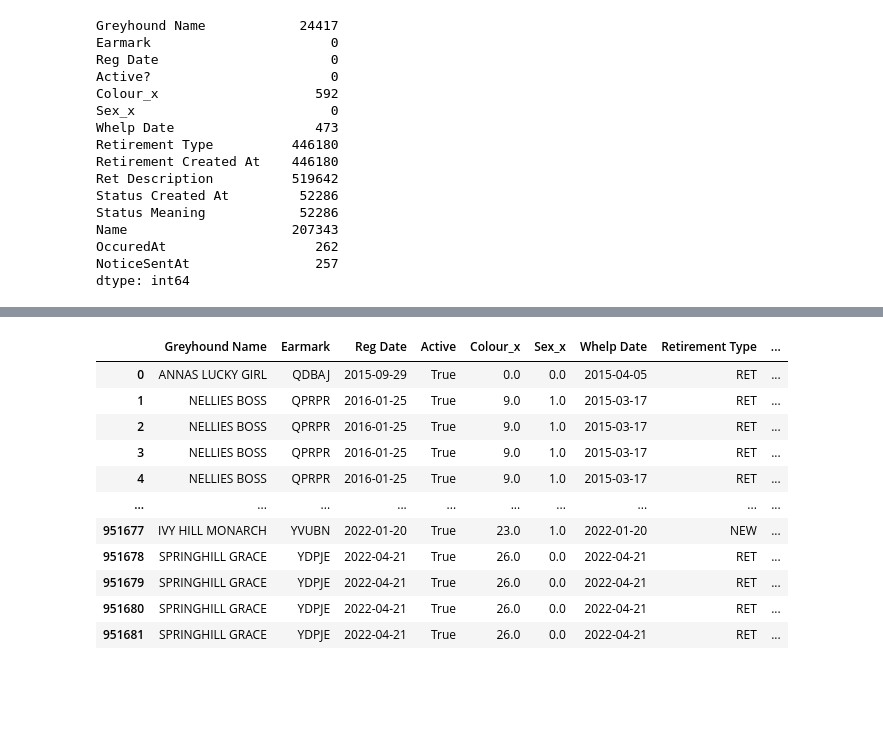
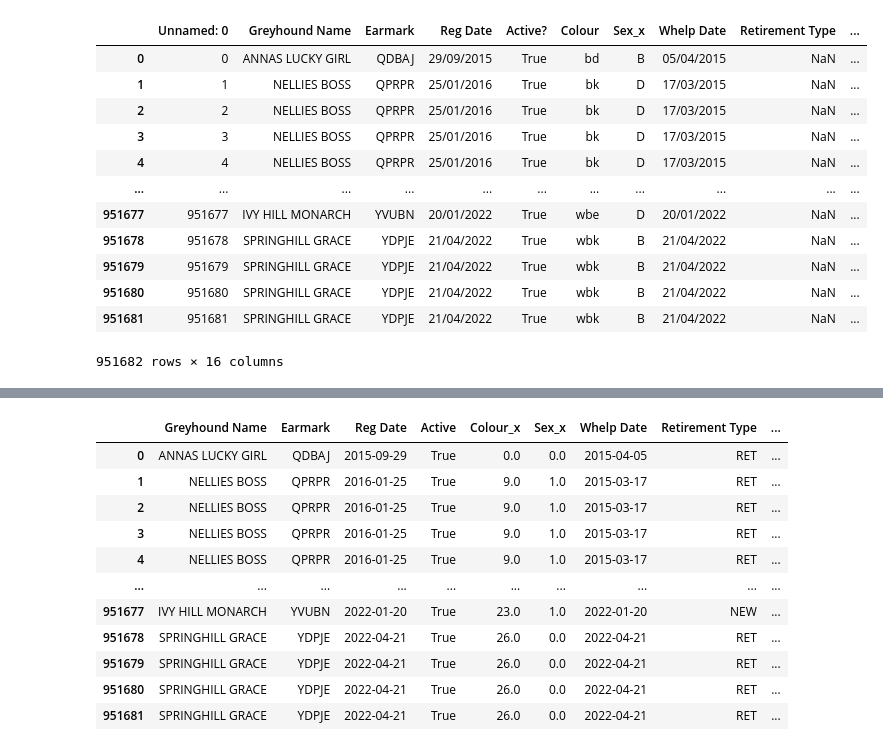
Before and after one commit to sba22178/capstone2023, a Jupyter notebook: Cleaning Data.ipynb, the cells around one changed output, grey strips where cells are left out. Cells and saved outputs as stored; diff of their text form; code cells hidden in the pictures; blank space fills up the shorter version.

```diff
--- a/Cleaning Data.ipynb
+++ b/Cleaning Data.ipynb
@@ -36,19 +40,18 @@ df = merged_df.drop(cols, axis=1)
-# %%
-df.isna().sum()
-# %% [output]
-Greyhound Name            24417
-Earmark                       0
-Reg Date                      0
-Active?                       0
-Colour_x                    592
-Sex_x                         0
-Whelp Date                  473
-Retirement Type          446180
-Retirement Created At    446180
-Ret Description          519642
-Status Created At         52286
-Status Meaning            52286
-Name                     207343
-OccuredAt                   262
-NoticeSentAt                257
-dtype: int64
+# %%
+dfm = pd.read_csv('merged_DateFrames.csv',low_memory=False)
+# %%
+dfm
+# %% [output]
+|  | Unnamed: 0 | Greyhound Name | Earmark | Reg Date | Active? | Colour | Sex_x | Whelp Date | Retirement Type | ... |
+| 0 | 0 | ANNAS LUCKY GIRL | QDBAJ | 29/09/2015 | True | bd | B | 05/04/2015 | NaN | ... |
+| 1 | 1 | NELLIES BOSS | QPRPR | 25/01/2016 | True | bk | D | 17/03/2015 | NaN | ... |
+| 2 | 2 | NELLIES BOSS | QPRPR | 25/01/2016 | True | bk | D | 17/03/2015 | NaN | ... |
+| 3 | 3 | NELLIES BOSS | QPRPR | 25/01/2016 | True | bk | D | 17/03/2015 | NaN | ... |
+| 4 | 4 | NELLIES BOSS | QPRPR | 25/01/2016 | True | bk | D | 17/03/2015 | NaN | ... |
+| ... | ... | ... | ... | ... | ... | ... | ... | ... | ... | ... |
+| 951677 | 951677 | IVY HILL MONARCH | YVUBN | 20/01/2022 | True | wbe | D | 20/01/2022 | NaN | ... |
+| 951678 | 951678 | SPRINGHILL GRACE | YDPJE | 21/04/2022 | True | wbk | B | 21/04/2022 | NaN | ... |
+| 951679 | 951679 | SPRINGHILL GRACE | YDPJE | 21/04/2022 | True | wbk | B | 21/04/2022 | NaN | ... |
+| 951680 | 951680 | SPRINGHILL GRACE | YDPJE | 21/04/2022 | True | wbk | B | 21/04/2022 | NaN | ... |
+| 951681 | 951681 | SPRINGHILL GRACE | YDPJE | 21/04/2022 | True | wbk | B | 21/04/2022 | NaN | ... |
+951682 rows × 16 columns
```
Also changed, not shown: parts of 42 cells of this notebook, 3 other files.
